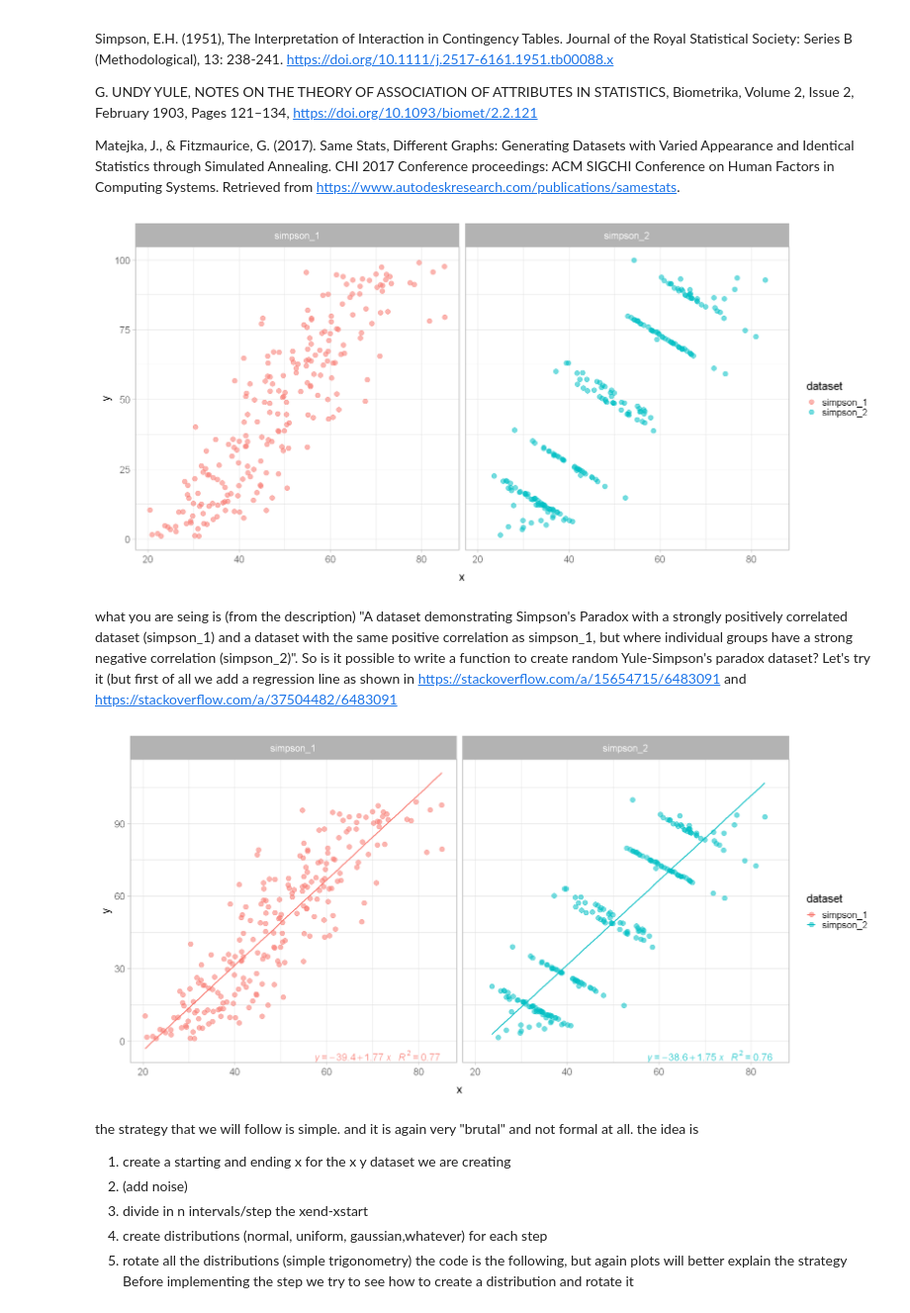
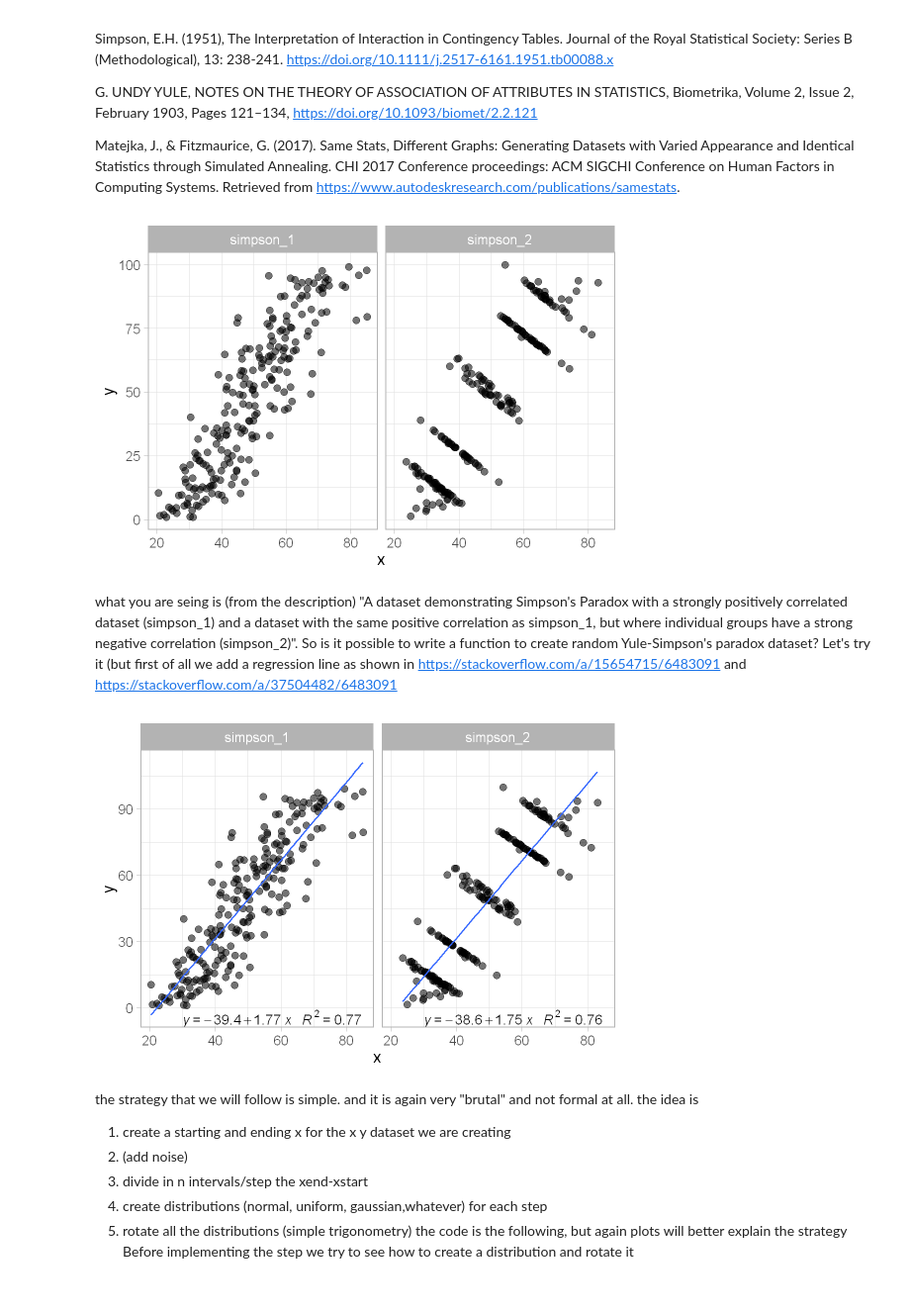
Before and after one commit to jojosgithub/blog, a Jupyter notebook: _notebooks/2021-07-04-ys.ipynb, the cells around one changed output. Shown at 99% size. Saved outputs shown, nothing was run; the diff lists cells and outputs as text; code cells hidden in the pictures.

```diff
--- a/_notebooks/2021-07-04-ys.ipynb
+++ b/_notebooks/2021-07-04-ys.ipynb
@@ -23,29 +23,29 @@ Matejka, J., & Fitzmaurice, G. (2017). Same Stats, Different Graphs: Generating
 # %%
 library(data.table)
 library(ggplot2)
 library(datasauRus)
 
-options(repr.plot.width=18.8, repr.plot.height=8.9,units="cm")
+options(repr.plot.width=8.9, repr.plot.height=6,units="cm")
 
 if(require(ggplot2)){
-  p <-  ggplot(simpsons_paradox, aes(x=x, y=y, colour=dataset))+
+  p <-  ggplot(simpsons_paradox, aes(x=x, y=y))+
     geom_point(size=4,alpha=0.55)+
     theme(legend.position = "none")+
     facet_wrap(~dataset, ncol=3)
 }
 
 p + theme_light(base_size = 20)
 # %% [output]
-[figure, old version]
+[figure, new version]
 # %% [markdown]
 what you are seing is (from the description) "A dataset demonstrating Simpson's Paradox with a strongly positively correlated dataset (simpson_1) and a dataset with the same positive correlation as simpson_1, but where individual groups have a strong negative correlation (simpson_2)".
 So is it possible to write a function to create random Yule-Simpson's paradox dataset? Let's try it (but first of all we add a regression line as shown in https://stackoverflow.com/a/15654715/6483091 and https://stackoverflow.com/a/37504482/6483091
 # %%
 library(ggpmisc)
-
+options(repr.plot.width=8.9, repr.plot.height=6,units="cm")
 method <- y ~ x
 
-pp <- ggplot(simpsons_paradox, aes(x= x, y= y, color = dataset)) +
+pp <- ggplot(simpsons_paradox, aes(x= x, y= y)) +
   geom_point(size=4,alpha=0.55) +
   facet_wrap(~dataset, ncol=3)  +
   geom_smooth(method = "lm", formula = method, se = F) +
@@ -55,7 +55,7 @@ pp <- ggplot(simpsons_paradox, aes(x= x, y= y, color = dataset)) +
 
 pp + theme_light(base_size = 20)
 # %% [output]
-[figure, old version]
+[figure, new version]
 # %% [markdown]
 the strategy that we will follow is simple. and it is again very "brutal" and not formal at all. the idea is
 1. create a starting and ending x for the x y dataset we are creating
```
Also changed, not shown: parts of 2 cells of this notebook, 2 other files.
